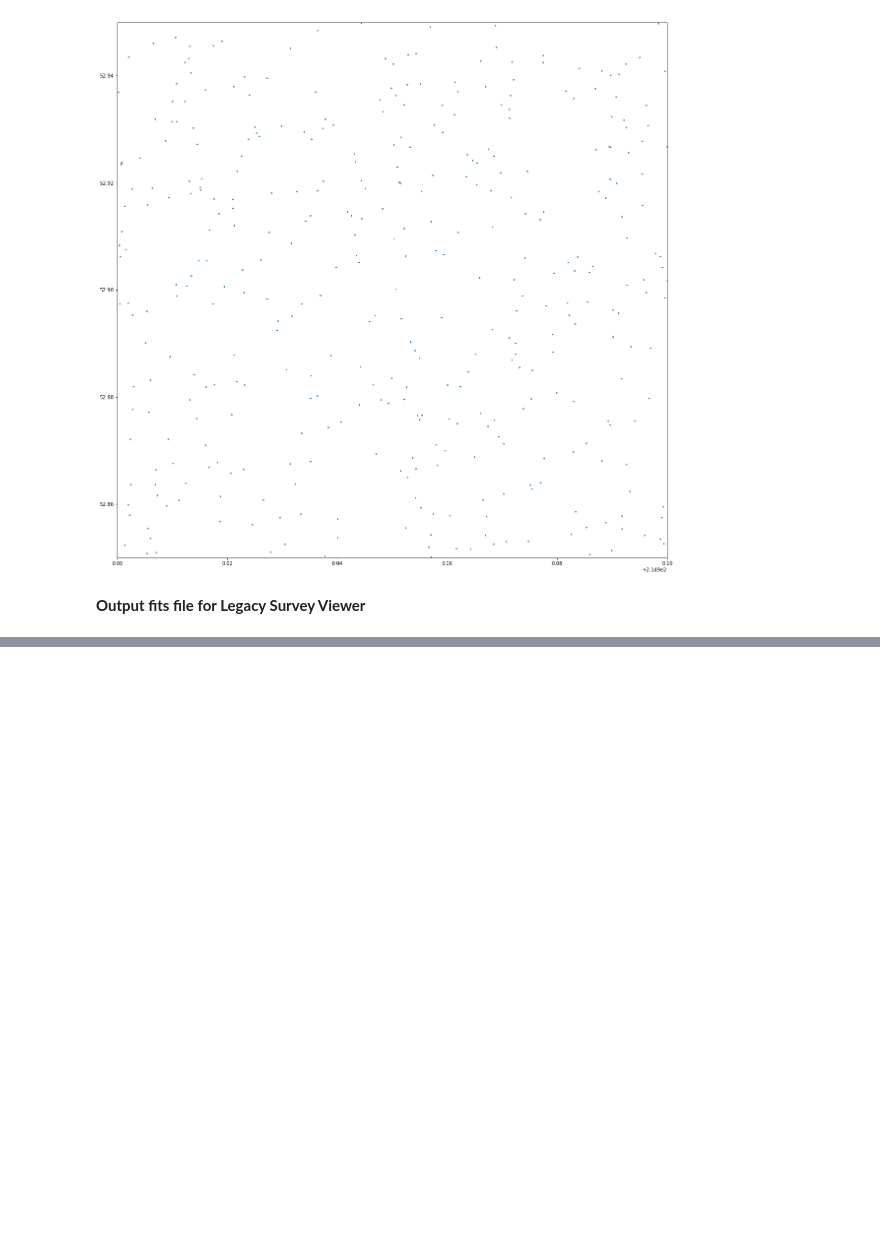
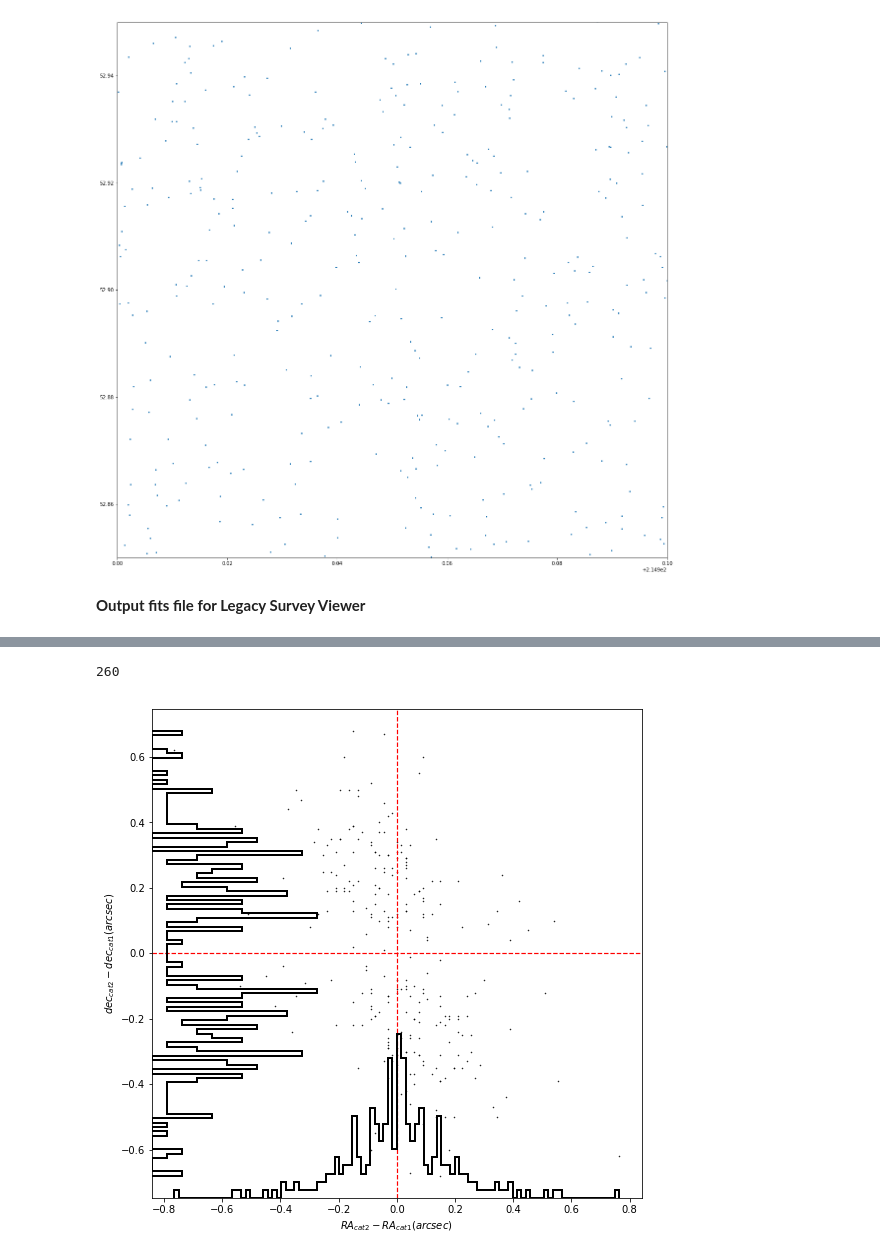
Before and after one commit to rongpu/desi-truth-table, a Jupyter notebook: notebooks/check_for_duplicates.ipynb, the cells around one changed output, grey strips where cells are left out. Cells and saved outputs as stored; diff of their text form; code cells hidden in the pictures; blank space fills up the shorter version.

```diff
--- a/notebooks/check_for_duplicates.ipynb
+++ b/notebooks/check_for_duplicates.ipynb
@@ -246,0 +347,6 @@ cat1.write('/Users/roz18/Documents/Temp/desi-truth-table/3dhst-part-of-aegis.fit
+# %%
+n_dup, idx1, idx2 = match_coord.match_self(cat['RA'][mask], cat['DEC'][mask], search_radius=1, plot_q=True, return_indices=True)
+print(n_dup)
+# %% [output]
+260
+[figure, added]
```
Also changed, not shown: parts of 18 cells of this notebook, 4 other files.
